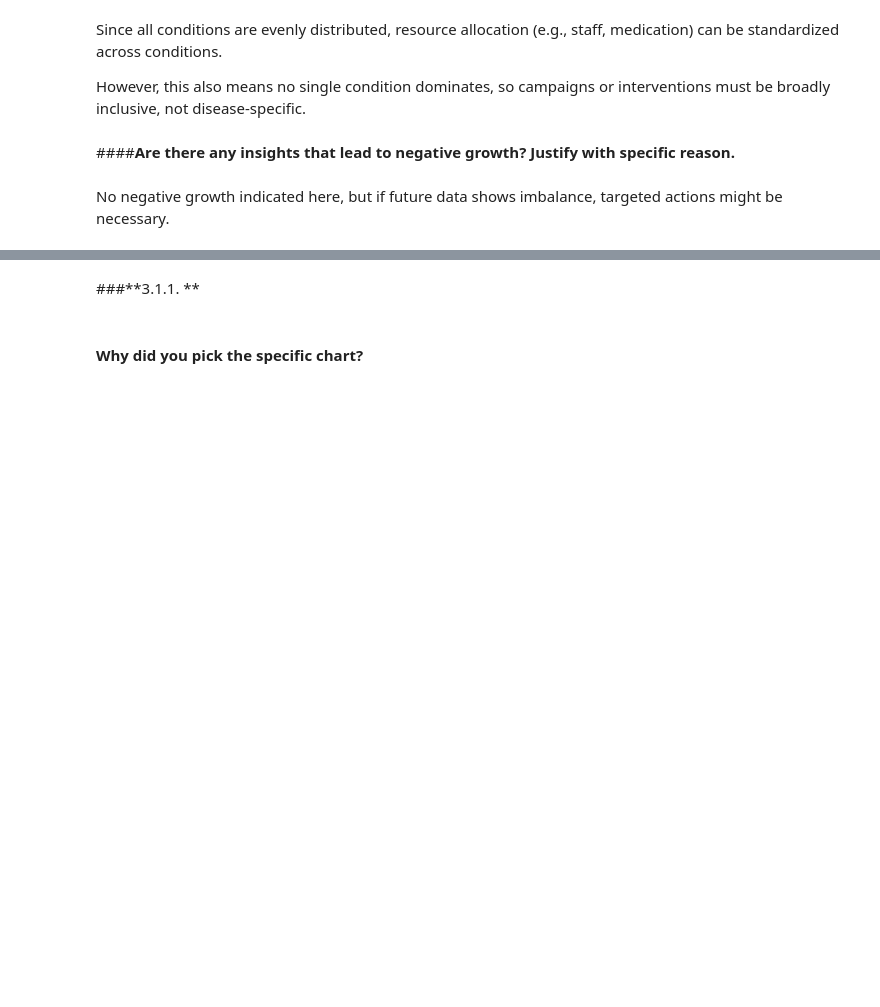
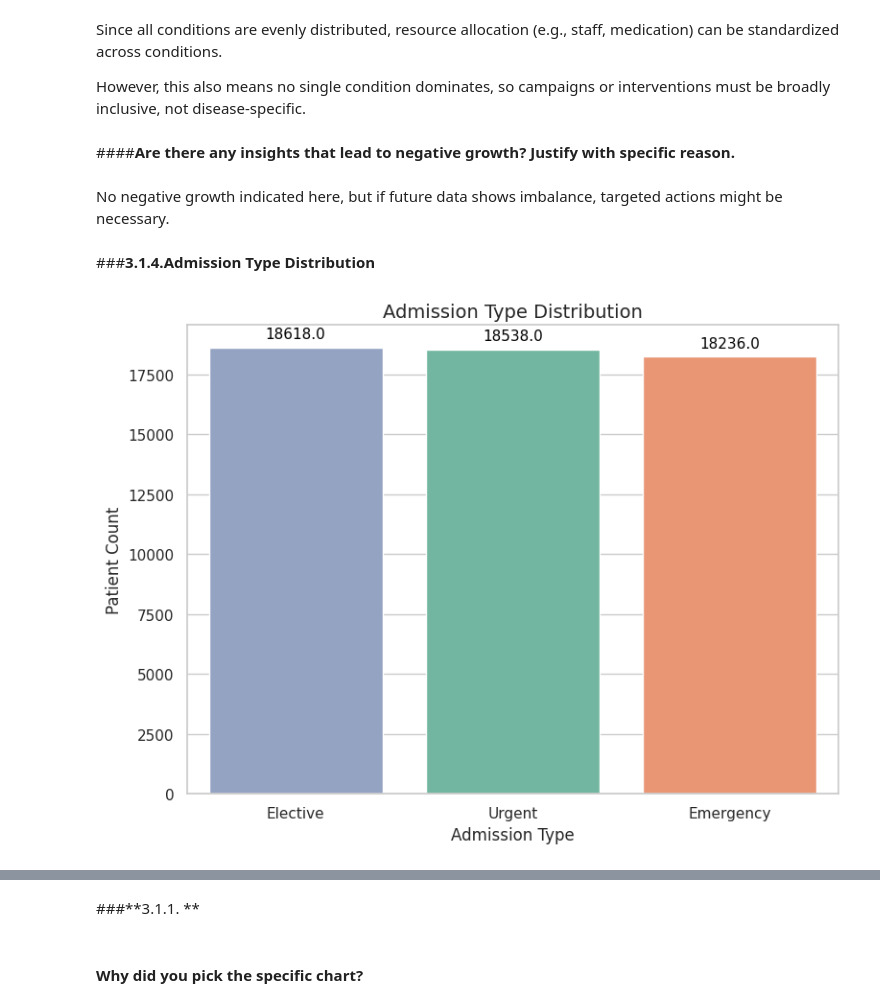
Before and after one commit to Sagarjain93/Healthcare, a Jupyter notebook: Healthcare.ipynb, the cells around one changed output, grey strips where cells are left out. Drawn from its saved outputs; the diff is of its cells as text; code cells hidden in the pictures; blank space fills up the shorter version.

```diff
--- a/Healthcare.ipynb
+++ b/Healthcare.ipynb
@@ -750,3 +812,33 @@ However, this also means no single condition dominates, so campaigns or interven
 ####**Are there any insights that lead to negative growth? Justify with specific reason.**
 # %% [markdown]
 No negative growth indicated here, but if future data shows imbalance, targeted actions might be necessary.
+# %% [markdown]
+###**3.1.4.Admission Type Distribution**
+# %%
+# Chart 4
+plt.figure(figsize=(8, 6))
+ax = sns.countplot(
+    data=df,
+    x='admission_type',
+    hue='admission_type',       # Assign x to hue to avoid the warning
+    order=df['admission_type'].value_counts().index,
+    palette='Set2',
+    legend=False                # Hide duplicate legend since x == hue
+)
+
+# Add count labels on top of each bar
+for p in ax.patches:
+    ax.annotate(f'{p.get_height()}',
+                (p.get_x() + p.get_width() / 2., p.get_height()),
+                ha='center', va='center',
+                fontsize=11, color='black',
+                xytext=(0, 10),
+                textcoords='offset points')
+
+plt.title('Admission Type Distribution', fontsize=14)
+plt.xlabel('Admission Type')
+plt.ylabel('Patient Count')
+plt.tight_layout()
+plt.show()
+# %% [output]
+[figure, added]
```
Also changed, not shown: parts of 49 cells of this notebook.
